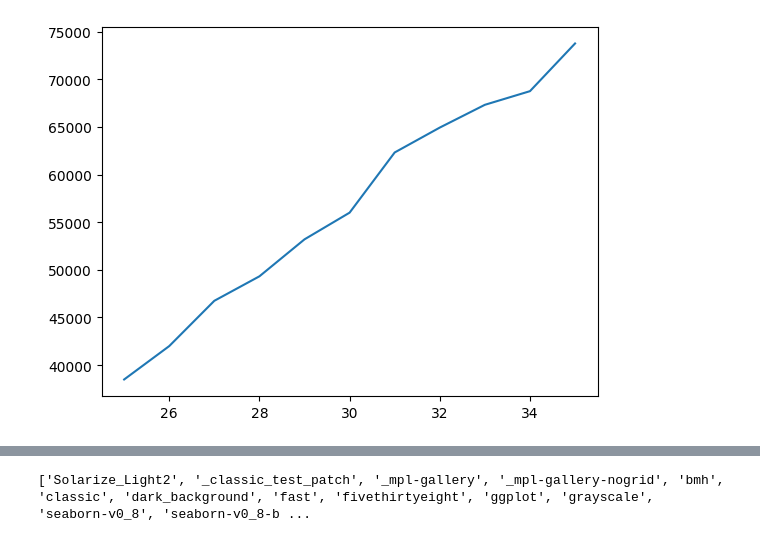
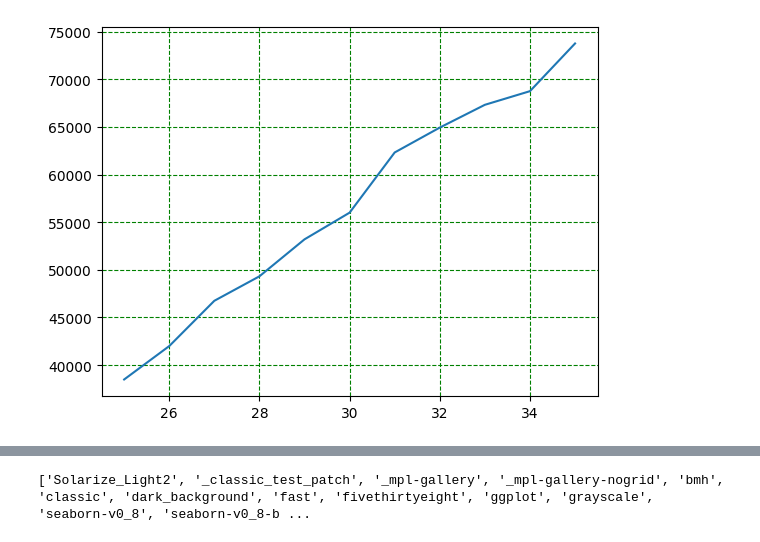
Before and after one commit to EdwinKingori/Matplotlib_practise, a Jupyter notebook: creating_customizing.ipynb, the cells around one changed output, grey strips where cells are left out. Cells and saved outputs as stored; diff of their text form; code cells hidden in the pictures.

```diff
--- a/creating_customizing.ipynb
+++ b/creating_customizing.ipynb
@@ -3,12 +3,13 @@ from matplotlib import pyplot as plt
 # %%
 # Developer saaries by age
 ages_x = [25, 26, 27, 28, 29, 30, 31, 32, 33, 34, 35]
 dev_y = [38496, 42000, 46752, 49320, 53200,
          56000, 62316, 64928, 67317, 68748, 73752]
 plt.plot(ages_x, dev_y)
+plt.grid(color = 'green', linestyle = '--')
 plt.show()
 # %% [output]
-[figure, old version]
+[figure, new version]
 # %%
 #Adding labels
 plt.ylabel('Median Salary (USD)')
```
Also changed, not shown: parts of 1 cell of this notebook, 4 other files.
